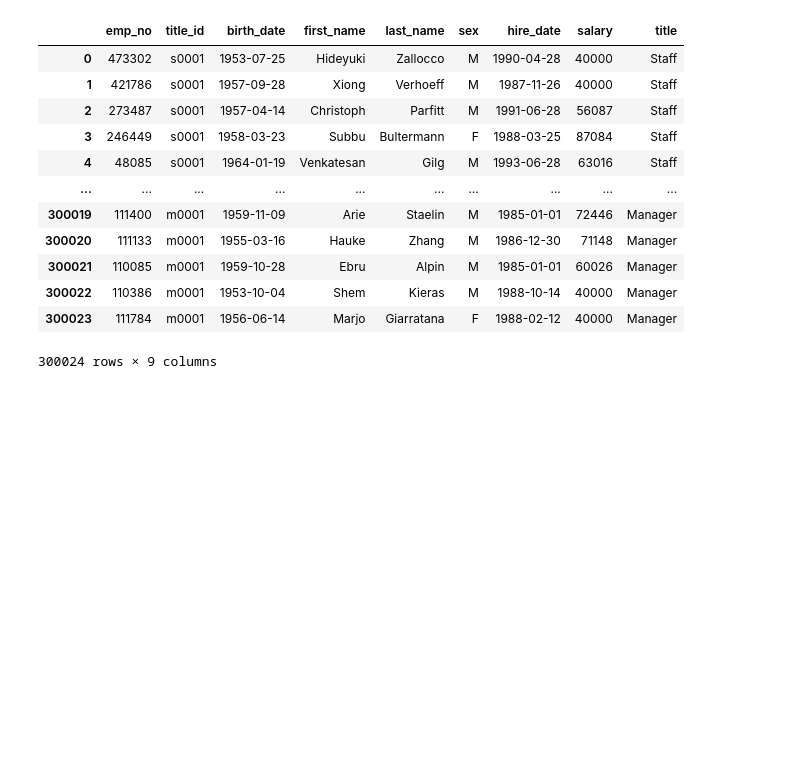
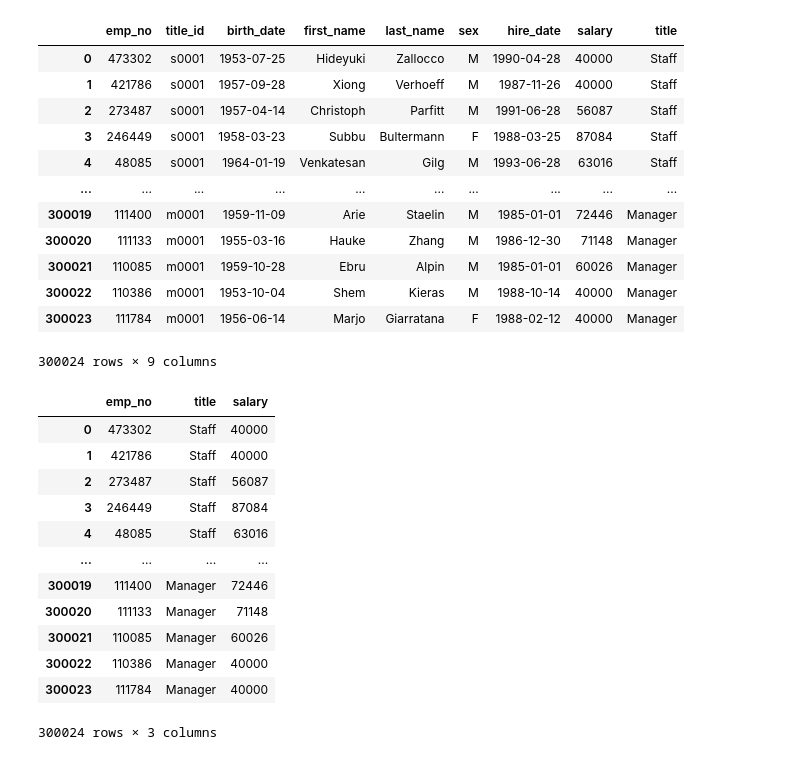
Before and after one commit to eddyannobil/sql-challenge, a Jupyter notebook: SQL.ipynb, the cells around one changed output. Cells and saved outputs as stored; diff of their text form; code cells hidden in the pictures; blank space fills up the shorter version.

```diff
--- a/SQL.ipynb
+++ b/SQL.ipynb
@@ -149,3 +149,21 @@ title_salaries
 | 300022 | 110386 | m0001 | 1953-10-04 | Shem | Kieras | M | 1988-10-14 | 40000 | Manager |
 | 300023 | 111784 | m0001 | 1956-06-14 | Marjo | Giarratana | F | 1988-02-12 | 40000 | Manager |
 300024 rows × 9 columns
+# %%
+# Creating Dataframe with emp_no, title and salary
+title_salaries = title_salaries[['emp_no', 'title', 'salary']]
+title_salaries
+# %% [output]
+|  | emp_no | title | salary |
+| 0 | 473302 | Staff | 40000 |
+| 1 | 421786 | Staff | 40000 |
+| 2 | 273487 | Staff | 56087 |
+| 3 | 246449 | Staff | 87084 |
+| 4 | 48085 | Staff | 63016 |
+| ... | ... | ... | ... |
+| 300019 | 111400 | Manager | 72446 |
+| 300020 | 111133 | Manager | 71148 |
+| 300021 | 110085 | Manager | 60026 |
+| 300022 | 110386 | Manager | 40000 |
+| 300023 | 111784 | Manager | 40000 |
+300024 rows × 3 columns
```
Also changed, not shown: parts of 3 cells of this notebook.
